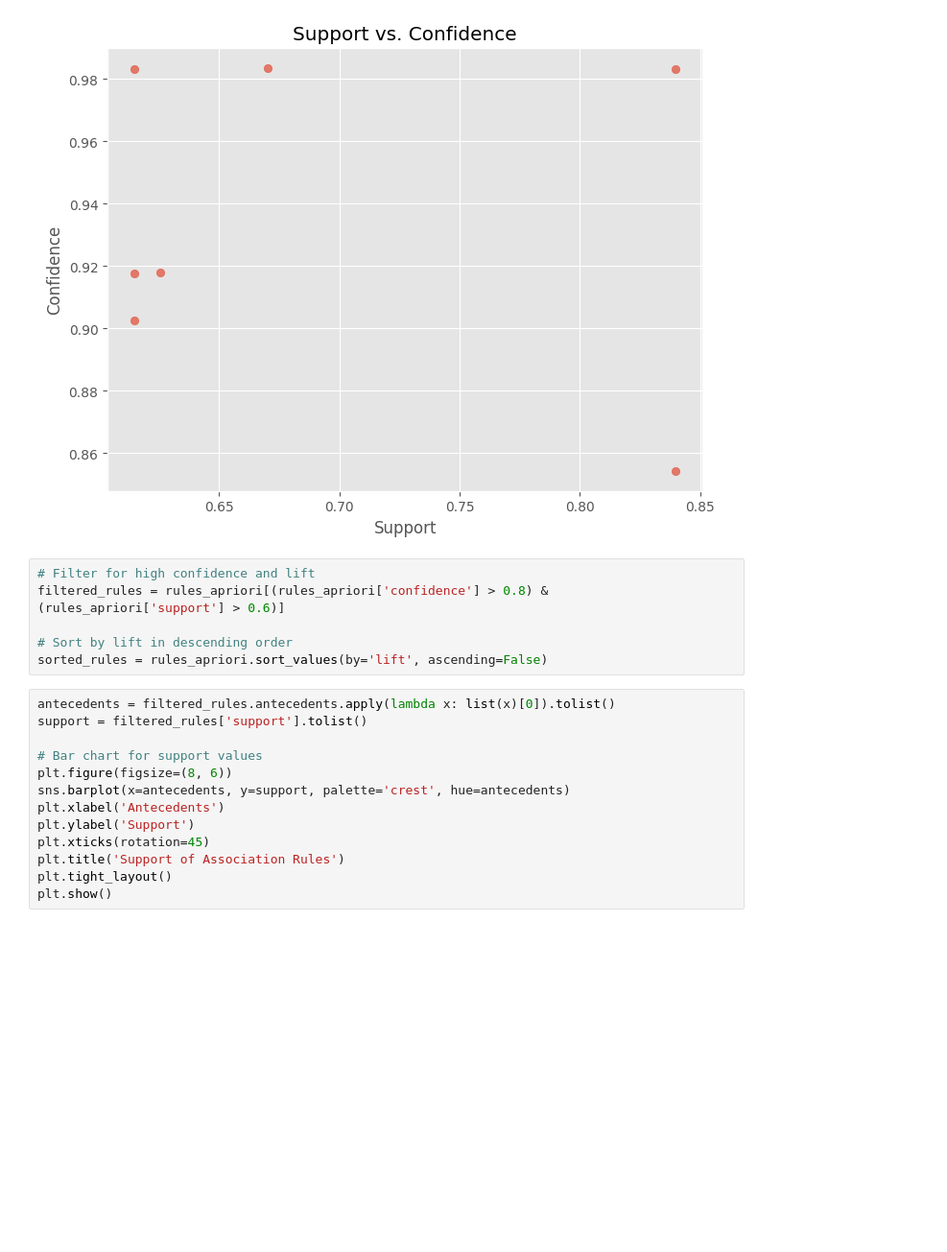
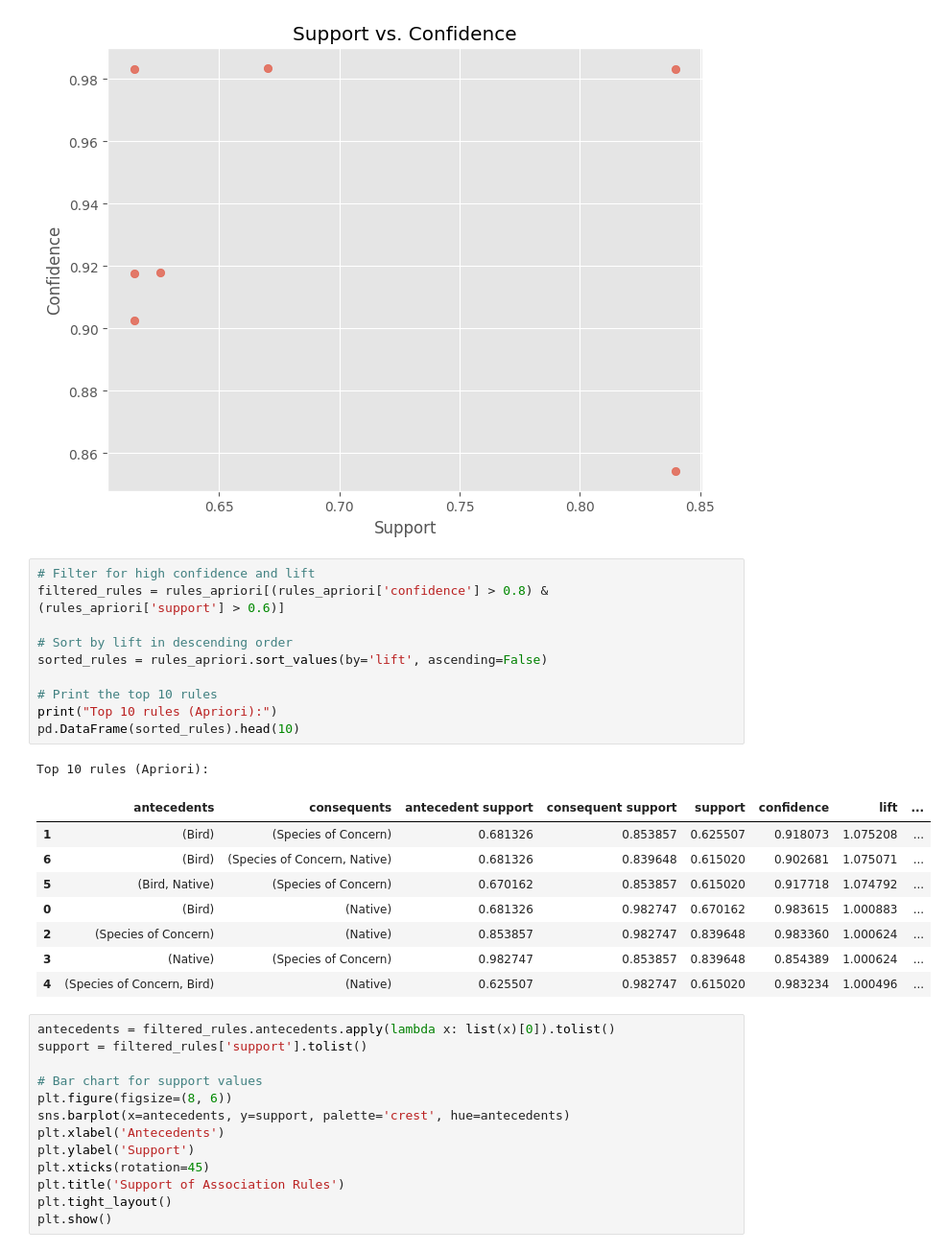
Before and after one commit to Arslan374/BDA-Assing-1, a Jupyter notebook: Assing-1.ipynb, the cells around one changed output. Shown at 96% size. Drawn from its saved outputs; the diff is of its cells as text; blank space fills up the shorter version.

```diff
--- a/Assing-1.ipynb
+++ b/Assing-1.ipynb
@@ -140,9 +134,23 @@ plt.show()
 # %%
 # Filter for high confidence and lift
 filtered_rules = rules_apriori[(rules_apriori['confidence'] > 0.8) & (rules_apriori['support'] > 0.6)]
 
 # Sort by lift in descending order
 sorted_rules = rules_apriori.sort_values(by='lift', ascending=False)
+
+# Print the top 10 rules
+print("Top 10 rules (Apriori):")
+pd.DataFrame(sorted_rules).head(10)
+# %% [output]
+Top 10 rules (Apriori):
+|  | antecedents | consequents | antecedent support | consequent support | support | confidence | lift | ... |
+| 1 | (Bird) | (Species of Concern) | 0.681326 | 0.853857 | 0.625507 | 0.918073 | 1.075208 | ... |
+| 6 | (Bird) | (Species of Concern, Native) | 0.681326 | 0.839648 | 0.615020 | 0.902681 | 1.075071 | ... |
+| 5 | (Bird, Native) | (Species of Concern) | 0.670162 | 0.853857 | 0.615020 | 0.917718 | 1.074792 | ... |
+| 0 | (Bird) | (Native) | 0.681326 | 0.982747 | 0.670162 | 0.983615 | 1.000883 | ... |
+| 2 | (Species of Concern) | (Native) | 0.853857 | 0.982747 | 0.839648 | 0.983360 | 1.000624 | ... |
+| 3 | (Native) | (Species of Concern) | 0.982747 | 0.853857 | 0.839648 | 0.854389 | 1.000624 | ... |
+| 4 | (Species of Concern, Bird) | (Native) | 0.625507 | 0.982747 | 0.615020 | 0.983234 | 1.000496 | ... |
 # %%
 antecedents = filtered_rules.antecedents.apply(lambda x: list(x)[0]).tolist()
 support = filtered_rules['support'].tolist()
```
Also changed, not shown: parts of 2 cells of this notebook.
